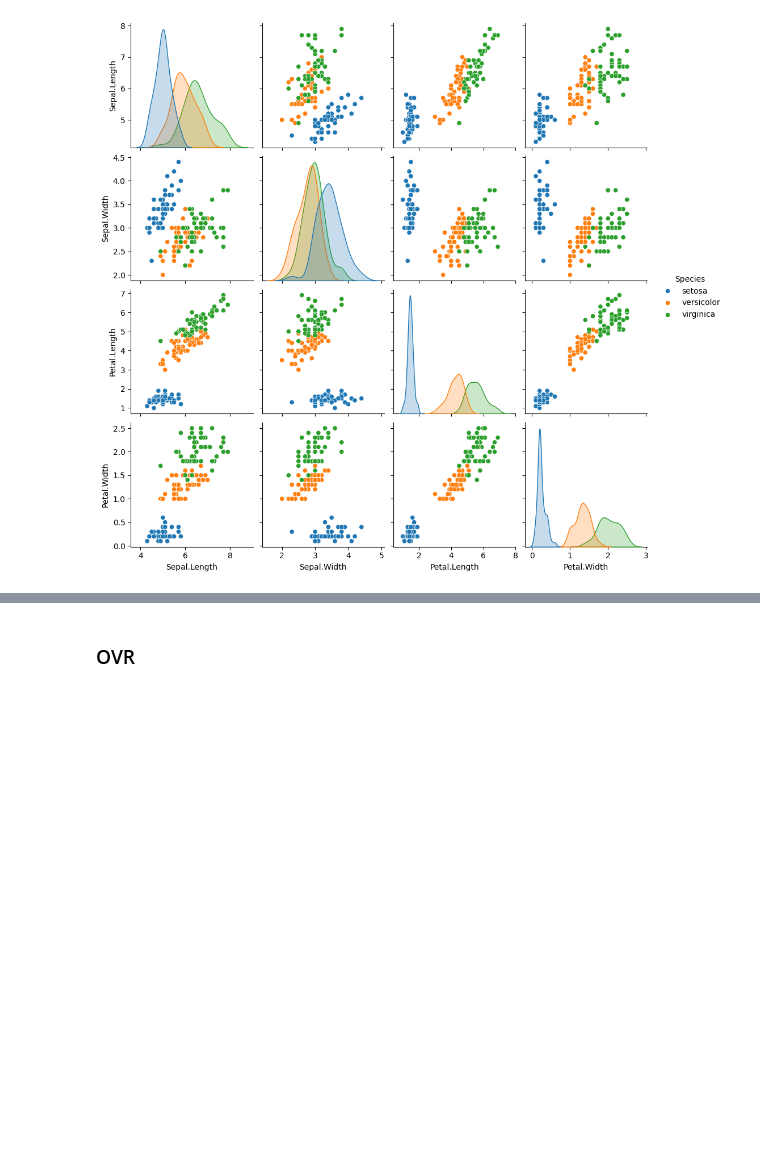
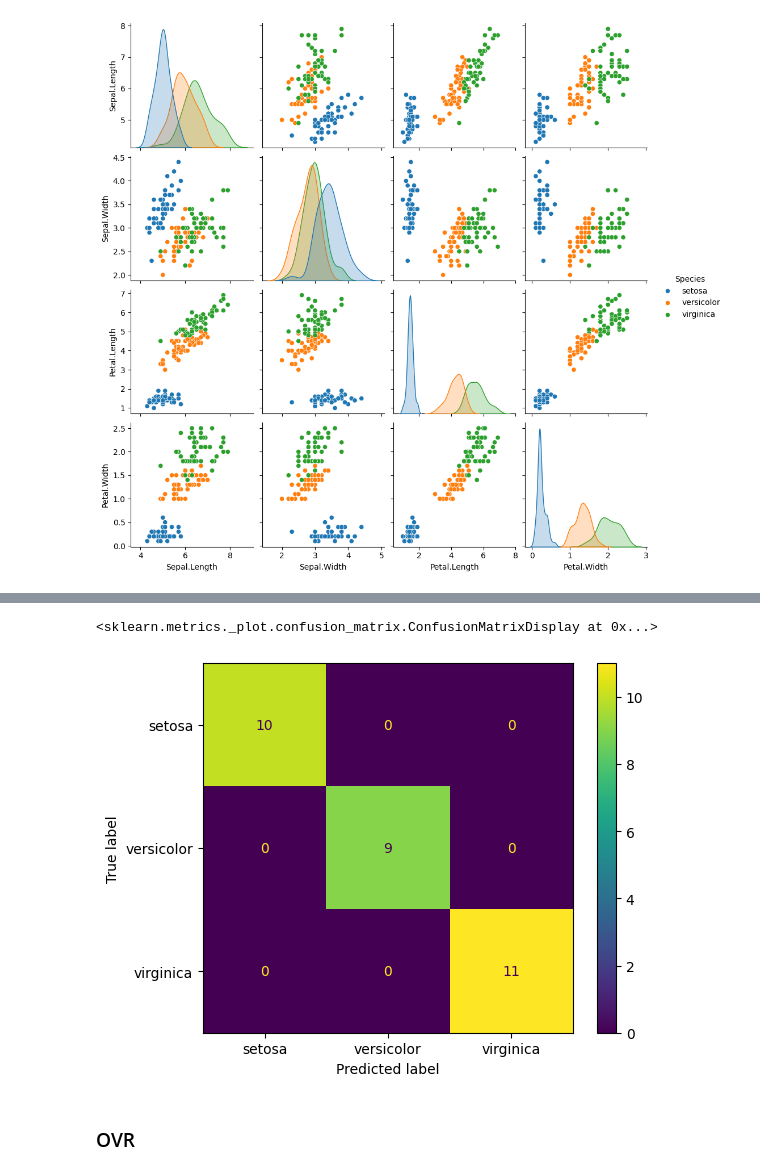
Before and after one commit to UtkarshaChoudhary/ML-Algorithms, a Jupyter notebook: Logistics Regression Multiclass Classification.ipynb, the cells around one changed output, grey strips where cells are left out. Cells and saved outputs as stored; diff of their text form; code cells hidden in the pictures; blank space fills up the shorter version.

```diff
--- a/Logistics Regression Multiclass Classification.ipynb
+++ b/Logistics Regression Multiclass Classification.ipynb
@@ -46,0 +49,5 @@ X_train, X_test, Y_train, Y_test = train_test_split(X,Y, test_size=0.2,random_st
+# %%
+ss=StandardScaler()
+# %%
+X_train=ss.fit_transform(X_train)
+X_test=ss.transform(X_test)
@@ -46,0 +61,2 @@ X_train, X_test, Y_train, Y_test = train_test_split(X,Y, test_size=0.2,random_st
+# %%
+predict=lr2.predict(X_test)
@@ -47,3 +77,8 @@ X_train, X_test, Y_train, Y_test = train_test_split(X,Y, test_size=0.2,random_st
+# %%
+ConfusionMatrixDisplay.from_predictions(Y_test,predict)
+# %% [output]
+<sklearn.metrics._plot.confusion_matrix.ConfusionMatrixDisplay at 0x...>
+[figure, added]
 # %% [markdown]
 ### OVR
 # %%
```
Also changed, not shown: parts of 7 cells of this notebook.
